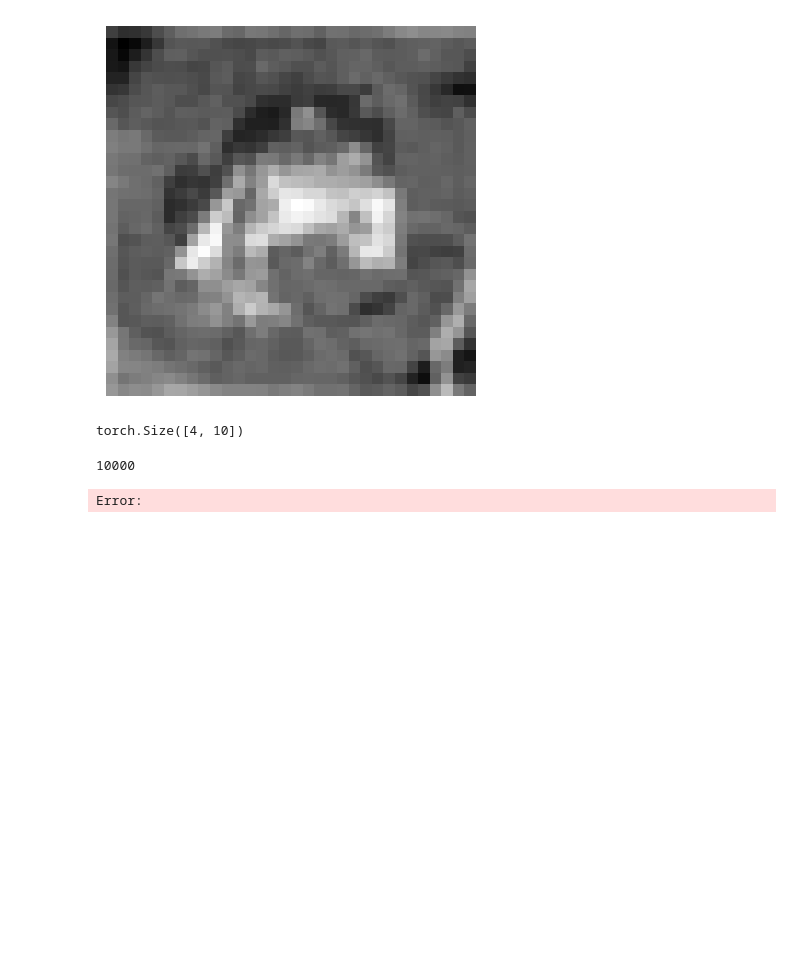
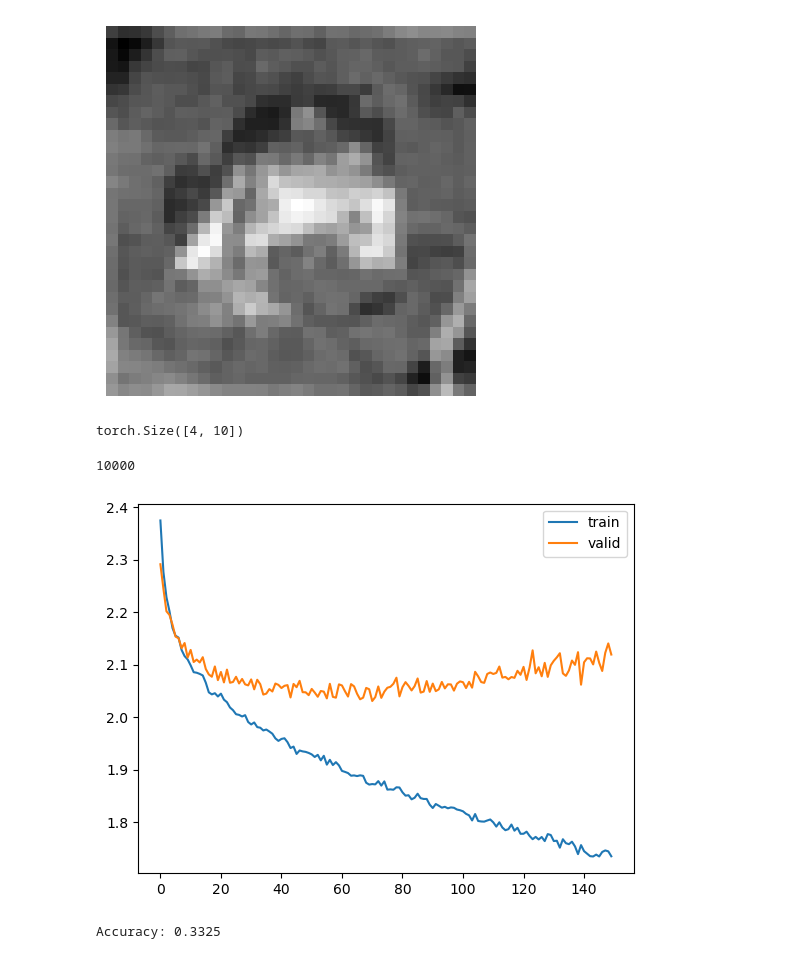
Before and after one commit to berndheidemann/cifar_fa22b, a Jupyter notebook: 01_cifar10_fc.ipynb, the cells around one changed output. Cells and saved outputs as stored; diff of their text form; code cells hidden in the pictures; blank space fills up the shorter version.

```diff
--- a/01_cifar10_fc.ipynb
+++ b/01_cifar10_fc.ipynb
@@ -134,19 +134,20 @@ class CifarModel(torch.nn.Module):
         #print("x.shape:", x.shape)
         # shape: [batch_size, 784]
         x=self.lin1(x)
+        x=self.batch_norm(x)
         #print("x.shape after lin 1:", x.shape)
         # shape: [batch_size, hidden_size]
         x=self.relu(x)
         #print("x.shape after relu:", x.shape)
         # shape: [batch_size, hidden_size]
-        x=self.batch_norm(x)
+
         #print("x.shape after batch norm:", x.shape)
         # shape: [batch_size, hidden_size]
         x=self.dropout(x)
         x=self.lin2(x)
         #print("x.shape after lin 2:", x.shape)
         # shape: [batch_size, 10]
-        x=self.softmax(x)
+        #x=self.softmax(x)
         #print("x.shape after softmax:", x.shape)
         # shape: [batch_size, 10]
         return x
@@ -219,31 +220,33 @@ for i in bar:
     losses.append(sum(epoch_losses)/len(epoch_losses))
     valid_losses_epoch=[]
     with torch.no_grad():                       # Alles was hier kommt, wird nicht für die Berechnung der Gradienten verwendet
         for xb, yb in valid_loader:
             xb, yb = xb.to(device), yb.to(device)
             pred=model(xb)
             loss=loss_func(pred, yb)
             valid_losses_epoch.append(loss.item())
     valid_losses.append(sum(valid_losses_epoch)/len(valid_losses_epoch))
     bar.set_postfix({'train_loss': losses[-1], 'valid_loss': valid_losses[-1]})
 
 plt.plot(losses, label='train')
 plt.plot(valid_losses, label='valid')
 plt.legend()
 plt.show()
 correct = 0
 total = 0
 
 with torch.no_grad():
     model.eval()
     # Schleife über alle Validierungsdaten
     for xb, yb in valid_loader:
+        xb, yb = xb.to(device), yb.to(device)       # Daten auf das Gerät bringen
         pred = model(xb)                            # Vorhersage holen
         _, predicted = torch.max(pred.data, 1)      # Index des größten Wertes holen
         total += yb.size(0)                         # Anzahl der Validierungdaten
         correct += (predicted == yb).sum().item()   # predicted und yb vergleichen und Anzahl der richtigen Vorhersagen zählen
 
 accuracy = correct / total
 print("Accuracy:", accuracy)
 # %% [output]
+[figure, added]
-Error:
+Accuracy: 0.3325
```
Also changed, not shown: 10 other files.
